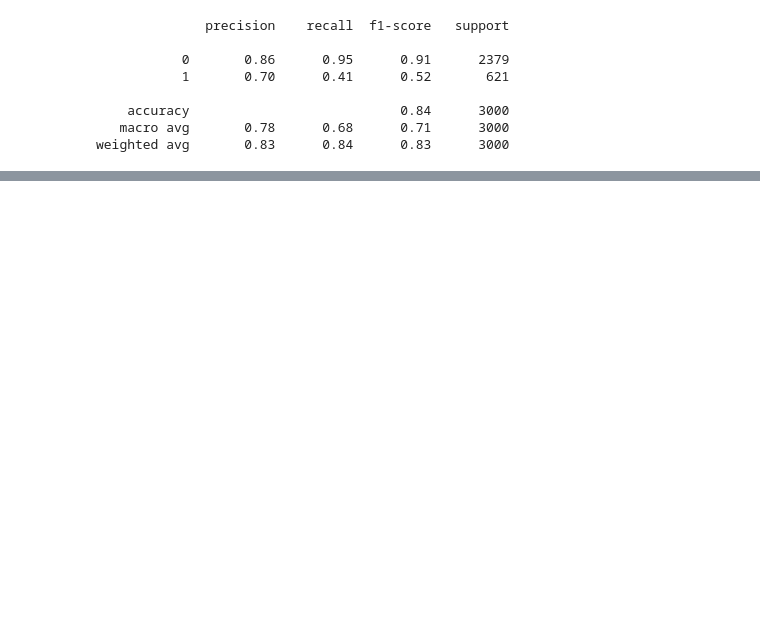
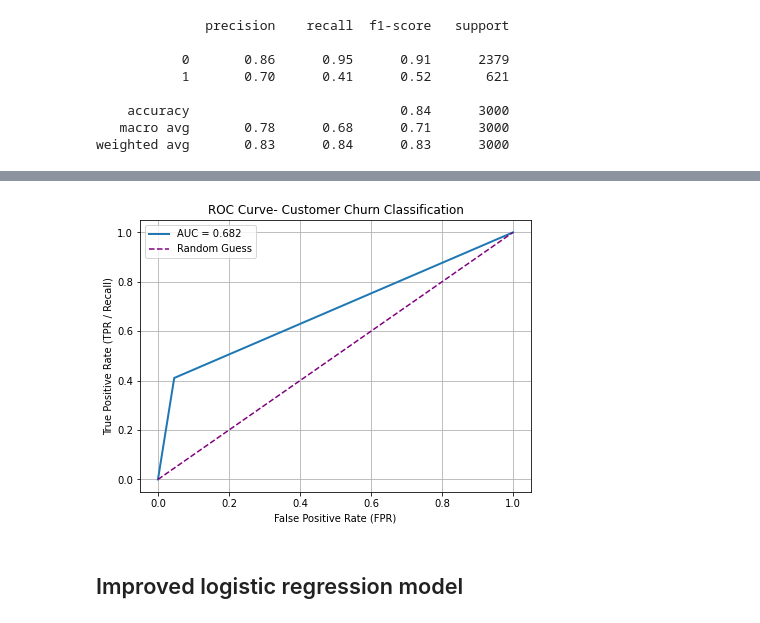
Before and after one commit to kanyua-charity/Bank-Customer-Churn-Prediction, a Jupyter notebook: index.ipynb, the cells around one changed output, grey strips where cells are left out. Drawn from its saved outputs; the diff is of its cells as text; code cells hidden in the pictures; blank space fills up the shorter version.

Commit message:
Evaluated the baseline model metrics

```diff
--- a/index.ipynb
+++ b/index.ipynb
@@ -286,0 +309,9 @@ Name: Residuals (proportions), dtype: float64
+# %%
+
+precision = precision_score(y_test, y_hat_test)
+recall = recall_score(y_test, y_hat_test)
+f1 = f1_score(y_test, y_hat_test)
+accuracy = accuracy_score(y_test, y_hat_test)
+auc_value = roc_auc_score(y_test, y_hat_test)
+
+fpr, tpr, thresholds = roc_curve(y_test, y_hat_test)
@@ -297,0 +348,14 @@ weighted avg       0.83      0.84      0.83      3000
+# %%
+plt.figure(figsize=(7,5))
+plt.plot(fpr, tpr, label=f"AUC = {auc_value:.3f}", linewidth=2)
+plt.plot([0,1], [0,1], linestyle='--', color='purple', label="Random Guess")
+plt.xlabel("False Positive Rate (FPR)")
+plt.ylabel("True Positive Rate (TPR / Recall)")
+plt.title("ROC Curve- Customer Churn Classification")
+plt.legend()
+plt.grid(True)
+plt.show()
+# %% [output]
+[figure, added]
+# %% [markdown]
+## Improved logistic regression  model
```
Also changed, not shown: parts of 18 cells of this notebook.
